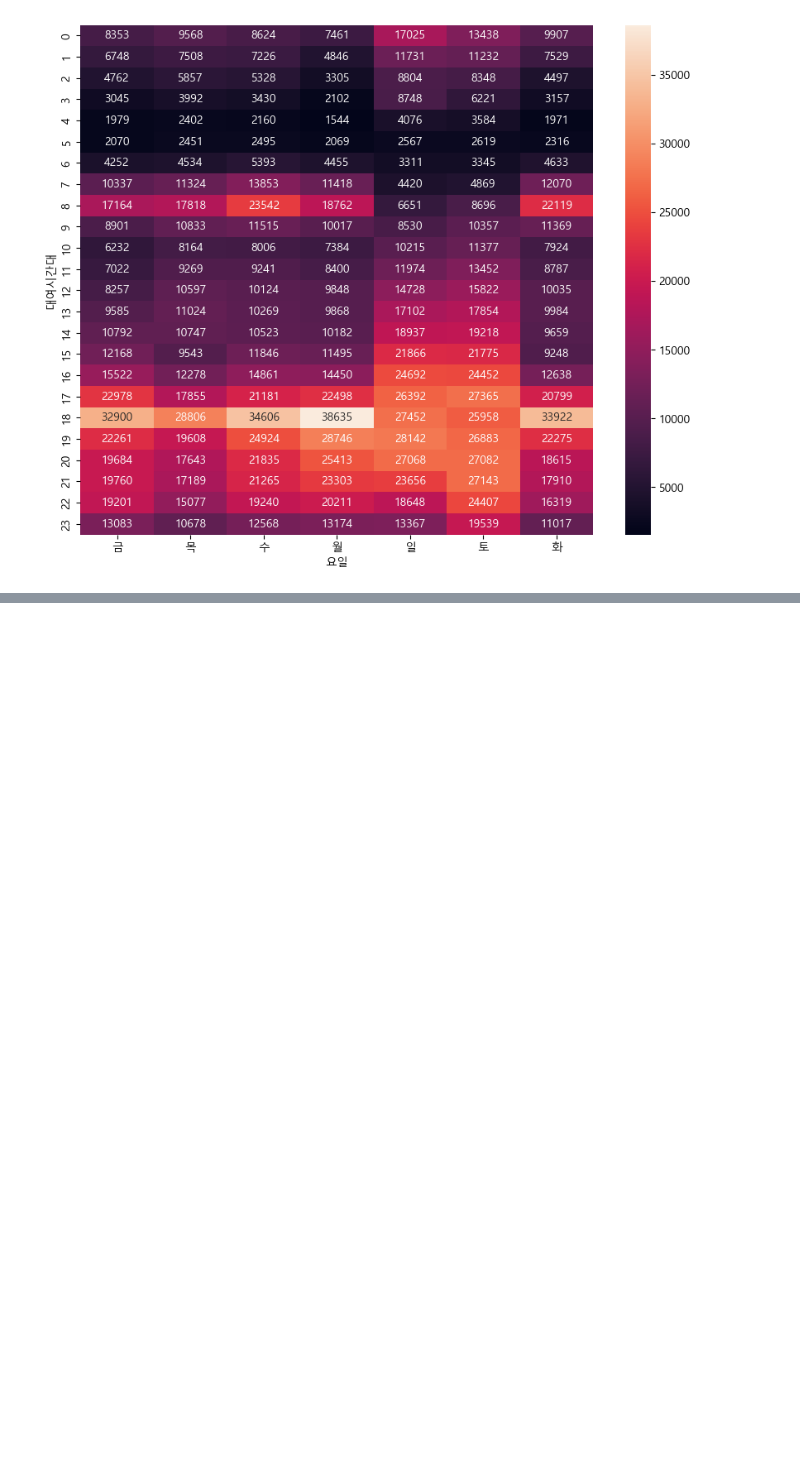
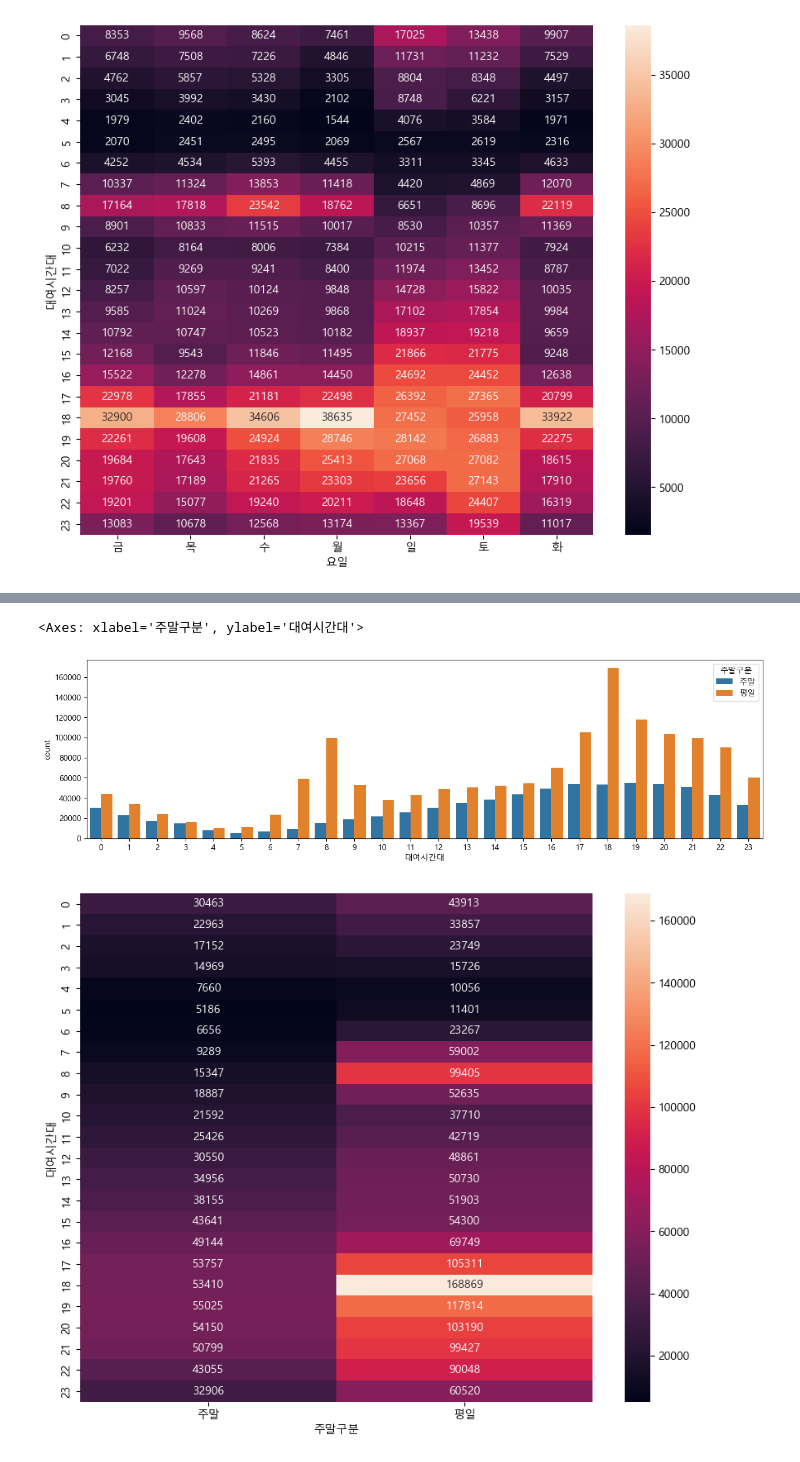
Before and after one commit to SiunKimm/seoul-bike-analysis, a Jupyter notebook: bike/practice/bike_practice.ipynb, the cells around one changed output, grey strips where cells are left out. Drawn from its saved outputs; the diff is of its cells as text; code cells hidden in the pictures; blank space fills up the shorter version.

```diff
--- a/bike/practice/bike_practice.ipynb
+++ b/bike/practice/bike_practice.ipynb
@@ -156,0 +344,10 @@ sns.heatmap(data=hourly_dayofweek_ride, annot=True, fmt='d')
+# %%
+plt.figure(figsize=(15, 4))
+sns.countplot(x='대여시간대', hue='주말구분', data=bikes)
+
+plt.figure(figsize=(10, 8))
+sns.heatmap(data=weekdays_hourly_ride, annot=True, fmt='d')
+# %% [output]
+<Axes: xlabel='주말구분', ylabel='대여시간대'>
+[figure, added]
+[figure, added]
```
Also changed, not shown: parts of 16 cells of this notebook.
